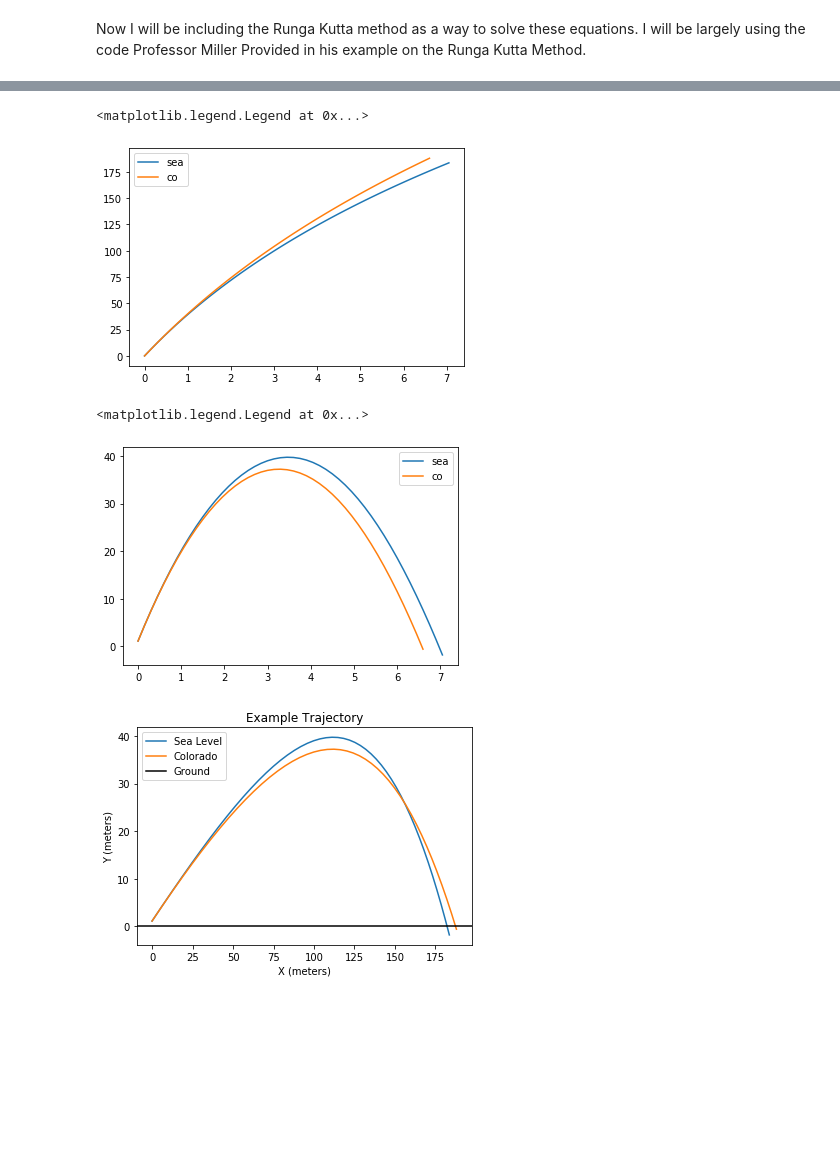
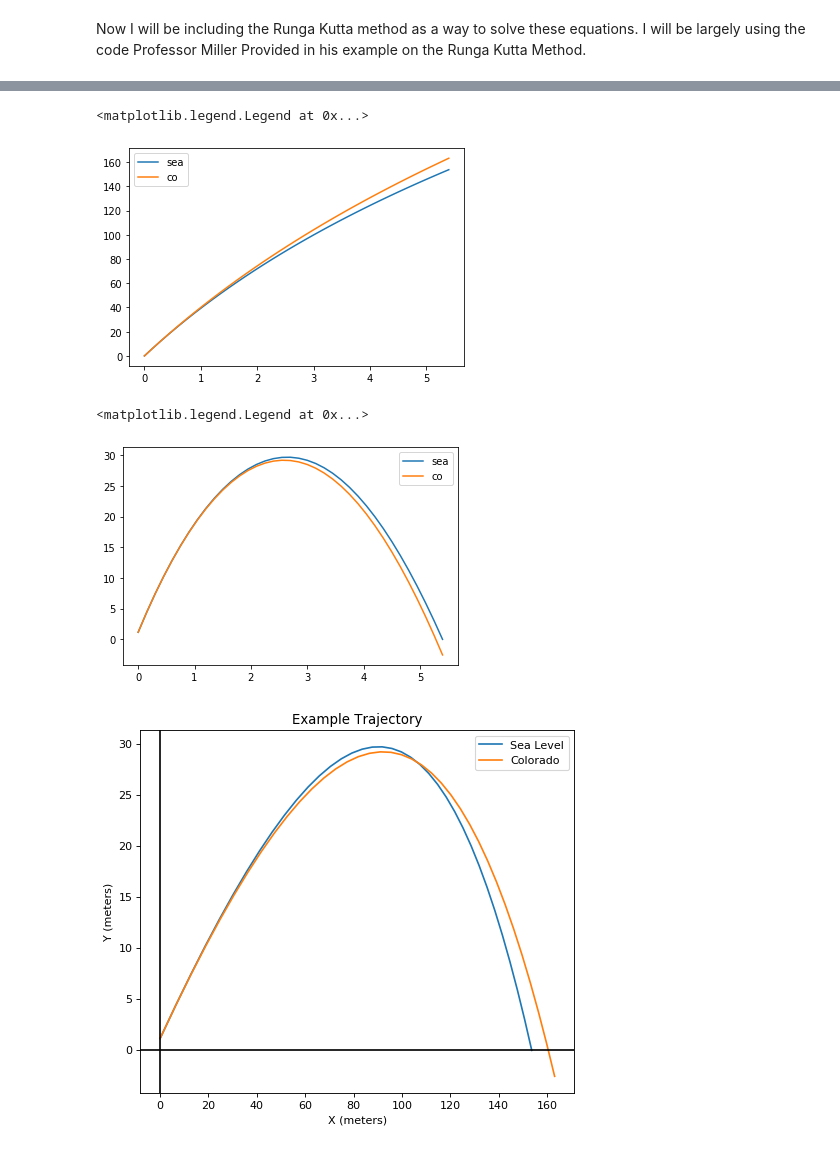
Before and after one commit to dsharkey99/PHYS250-Final, a Jupyter notebook: High Altitude Home Runs.ipynb, the cells around one changed output, grey strips where cells are left out. Cells and saved outputs as stored; diff of their text form; code cells hidden in the pictures; blank space fills up the shorter version.

```diff
--- a/High Altitude Home Runs.ipynb
+++ b/High Altitude Home Runs.ipynb
@@ -110,8 +110,8 @@ T    = np.linspace(0., t_max, N+1) # Array of discretized steps
 
 
 y_0= np.array([0,1.14,49*np.cos(27*np.pi/180),49*np.sin(27*np.pi/180)])
-ysea= RungeKutta4(Baseballflight,y_0,T,41,'sea')
-yco=RungeKutta4(Baseballflight,y_0,T,41,'co')
+ysea= RungeKutta4(Baseballflight,y_0,T,20,'sea')
+yco=RungeKutta4(Baseballflight,y_0,T,20,'co')
 # %%
 def Cleanerfunc(array):
     temp=array.tolist()
@@ -138,25 +157,28 @@ plt.plot(T[:len(Coclean)],Coclean[:,0],label='co')
 plt.legend()
 # %% [output]
 <matplotlib.legend.Legend at 0x...>
-[figure, old version]
+[figure, new version]
 # %%
 plt.plot(T[:len(Seaclean)],Seaclean[:,1],label='sea')
 plt.plot(T[:len(Coclean)],Coclean[:,1],label='co')
 plt.legend()
 # %% [output]
 <matplotlib.legend.Legend at 0x...>
-[figure, old version]
+[figure, new version]
 # %%
+plt.figure(num=None, figsize=(7,6), dpi=80, facecolor='w', edgecolor='k')
 plt.plot(Seaclean[:,0],Seaclean[:,1],label='Sea Level')
 plt.plot(Coclean[:,0],Coclean[:,1],label='Colorado')
+
 
 plt.xlabel('X (meters)')
 plt.ylabel('Y (meters)')
 plt.title("Example Trajectory")
 
-plt.axhline(color="black",label='Ground')
+plt.axhline(color="black")
+plt.axvline(color="black")
 
 plt.legend()
 plt.savefig('Example Trajectory')
 # %% [output]
-[figure, old version]
+[figure, new version]
```
Also changed, not shown: parts of 5 cells of this notebook, 2 other files.
